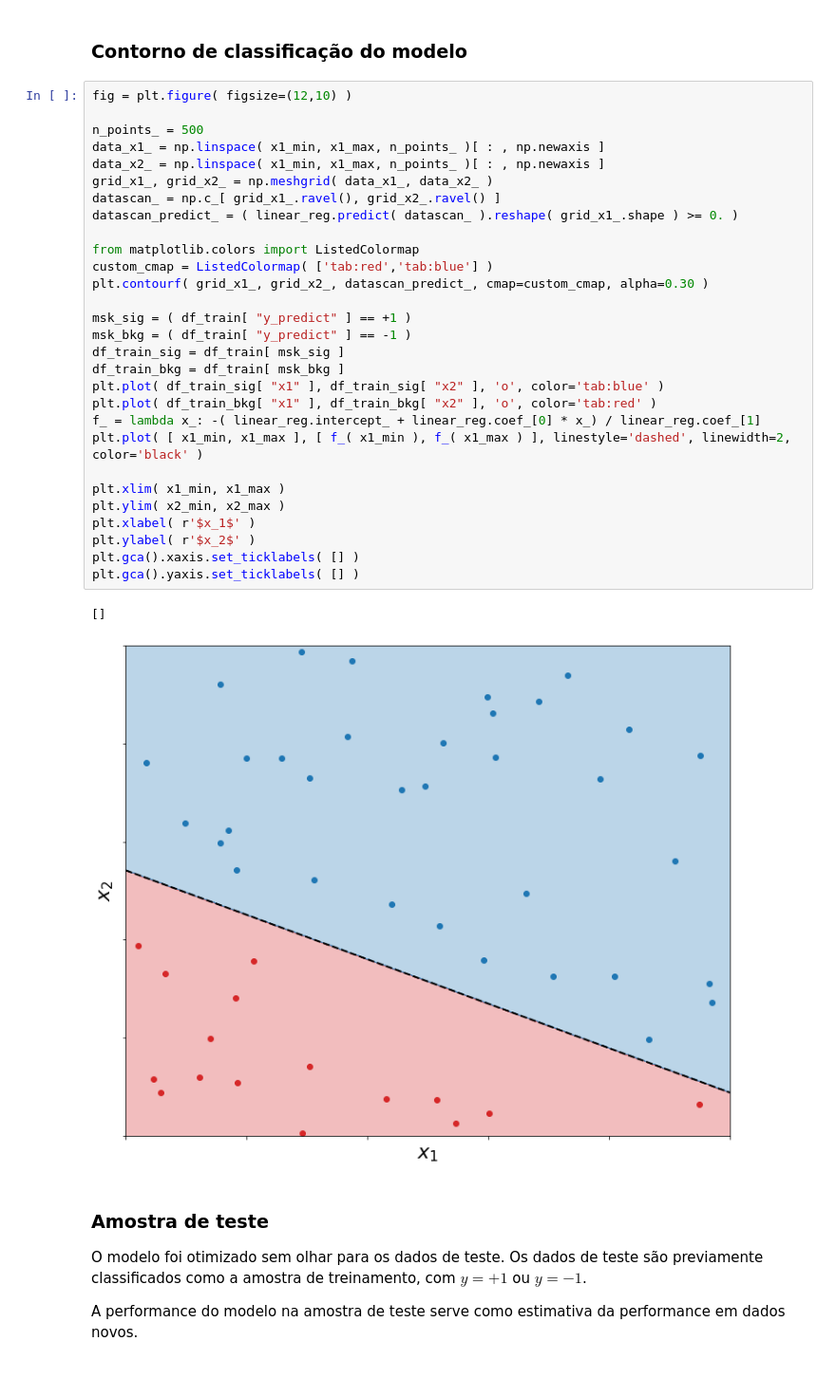
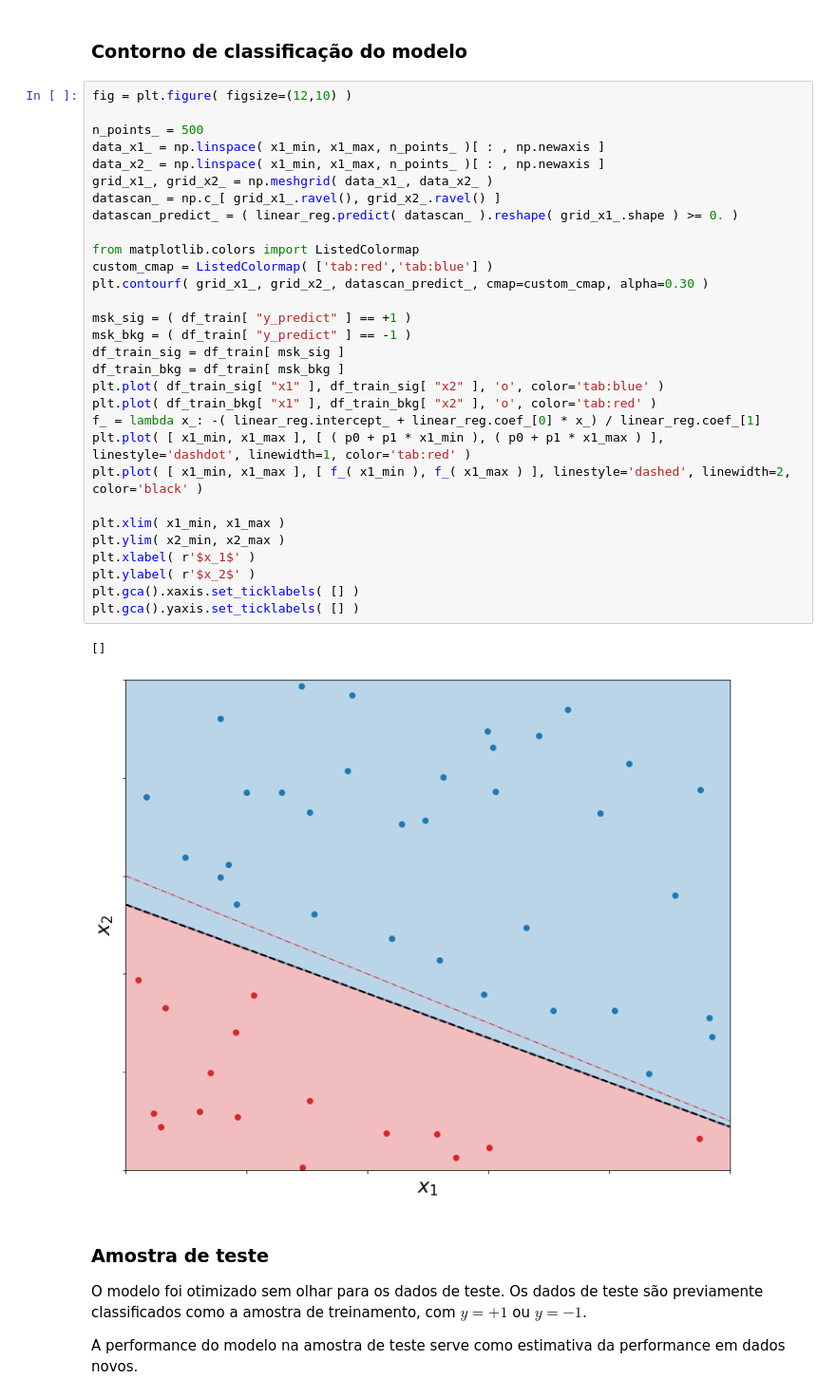
Before and after one commit to clemencia/ML4Physics, a Jupyter notebook: Classificação_Regressão_Linear.ipynb, the cells around one changed output. Shown at 95% size. Cells and saved outputs as stored; diff of their text form.

```diff
--- a/Classificação_Regressão_Linear.ipynb
+++ b/Classificação_Regressão_Linear.ipynb
@@ -150,34 +152,35 @@ print ( error_train )
 fig = plt.figure( figsize=(12,10) )
 
 n_points_ = 500
 data_x1_ = np.linspace( x1_min, x1_max, n_points_ )[ : , np.newaxis ]
 data_x2_ = np.linspace( x1_min, x1_max, n_points_ )[ : , np.newaxis ]
 grid_x1_, grid_x2_ = np.meshgrid( data_x1_, data_x2_ )
 datascan_ = np.c_[ grid_x1_.ravel(), grid_x2_.ravel() ]
 datascan_predict_ = ( linear_reg.predict( datascan_ ).reshape( grid_x1_.shape ) >= 0. )
 
 from matplotlib.colors import ListedColormap
 custom_cmap = ListedColormap( ['tab:red','tab:blue'] )
 plt.contourf( grid_x1_, grid_x2_, datascan_predict_, cmap=custom_cmap, alpha=0.30 )
 
 msk_sig = ( df_train[ "y_predict" ] == +1 )
 msk_bkg = ( df_train[ "y_predict" ] == -1 )
 df_train_sig = df_train[ msk_sig ]
 df_train_bkg = df_train[ msk_bkg ]
 plt.plot( df_train_sig[ "x1" ], df_train_sig[ "x2" ], 'o', color='tab:blue' )
 plt.plot( df_train_bkg[ "x1" ], df_train_bkg[ "x2" ], 'o', color='tab:red' )
 f_ = lambda x_: -( linear_reg.intercept_ + linear_reg.coef_[0] * x_) / linear_reg.coef_[1]
+plt.plot( [ x1_min, x1_max ], [ ( p0 + p1 * x1_min ), ( p0 + p1 * x1_max ) ], linestyle='dashdot', linewidth=1, color='tab:red' )
 plt.plot( [ x1_min, x1_max ], [ f_( x1_min ), f_( x1_max ) ], linestyle='dashed', linewidth=2, color='black' )
 
 plt.xlim( x1_min, x1_max )
 plt.ylim( x2_min, x2_max )
 plt.xlabel( r'$x_1$' )
 plt.ylabel( r'$x_2$' )
 plt.gca().xaxis.set_ticklabels( [] )
 plt.gca().yaxis.set_ticklabels( [] )
 # %% [output]
 []
-[figure, old version]
+[figure, new version]
 # %% [markdown]
 ### Amostra de teste
 O modelo foi otimizado sem olhar para os dados de teste. Os dados de teste são previamente classificados como a amostra de treinamento, com $y = +1$ ou $y = -1$.
```
Also changed, not shown: parts of 1 cell of this notebook.
